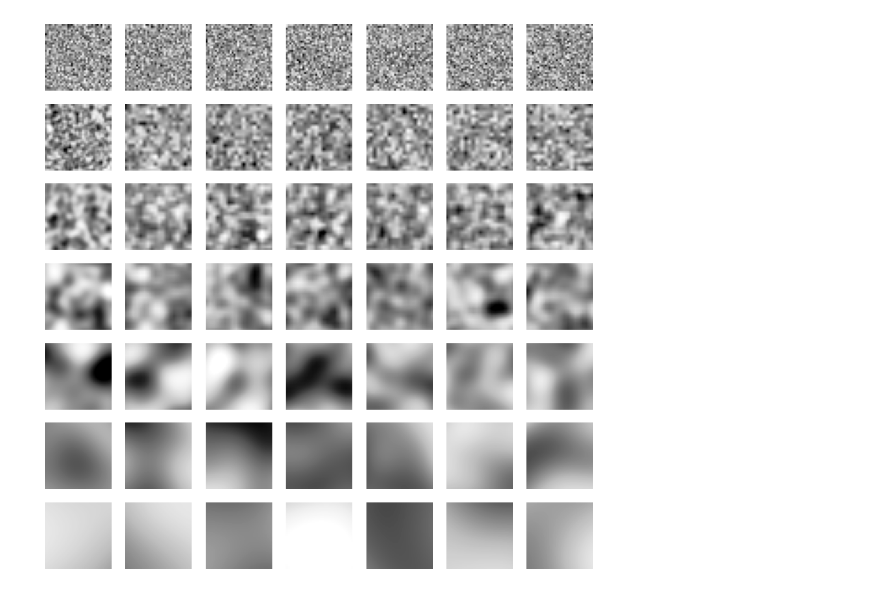
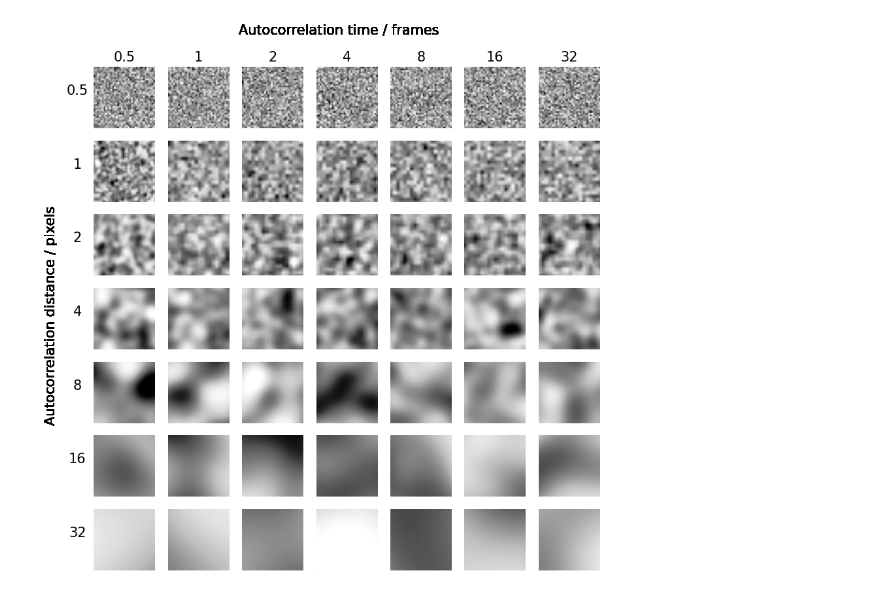
Before and after one commit to TomGeorge1234/gp_video, a Jupyter notebook: gp_videos.ipynb, the cells around one changed output. Cells and saved outputs as stored; diff of their text form; code cells hidden in the pictures.

```diff
--- a/gp_videos.ipynb
+++ b/gp_videos.ipynb
@@ -49,18 +49,37 @@ np.savez('video_data.npz',video=data_array)
 # %%
 # Make anmated video of th evideo for each T and L
 
 # Function to update the plot for each frame
 def update(frame):
     fig = plt.gcf()
     for i in range(ax.shape[0]):
         for j in range(ax.shape[1]):
             ax[i,j].cla()
             ax[i,j].set_aspect('equal')
-            ax[i,j].axis('off')
+            # ax[i,j].axis('off')
+            # clear axis lines and tick markers
+            ax[i,j].set_yticklabels([])
+            ax[i,j].set_xticklabels([])
+            ax[i,j].set_yticks([])
+            ax[i,j].set_xticks([])
+            # spines
+            ax[i,j].spines['top'].set_visible(False)
+            ax[i,j].spines['right'].set_visible(False)
+            ax[i,j].spines['bottom'].set_visible(False)
+            ax[i,j].spines['left'].set_visible(False)
+            # no bo
+
             ax[i,j].imshow(data_array[:,:,frame,0,i,j], cmap='Greys',vmin=-3,vmax=3)
-fig, ax = plt.subplots(N_L,N_T,figsize=(10,10))
+            if i == 0:
+                ax[i,j].set_title(f"{Ts[j]}", fontsize=15)
+            if j == 0:
+                ax[i,j].set_ylabel(f"{Ls[i]}", rotation=0, fontsize=15, labelpad=18)
+    fig.text(0.5, 0.93, 'Autocorrelation time / frames', ha='center', fontsize=15)
+    fig.text(0.05, 0.5, 'Autocorrelation distance / pixels', va='center', fontsize=15, rotation=90)
+fig, ax = plt.subplots(N_L,N_T,figsize=(10,10), sharex=True, sharey=True)
+
 anim = FuncAnimation(fig, update, frames=N_t, interval=1000/30)
 HTML(anim.to_html5_video())
 # %% [output]
 [interactive output not drawn]
-[figure, old version]
+[figure, new version]
```
Also changed, not shown: parts of 5 cells of this notebook, 2 other files.
